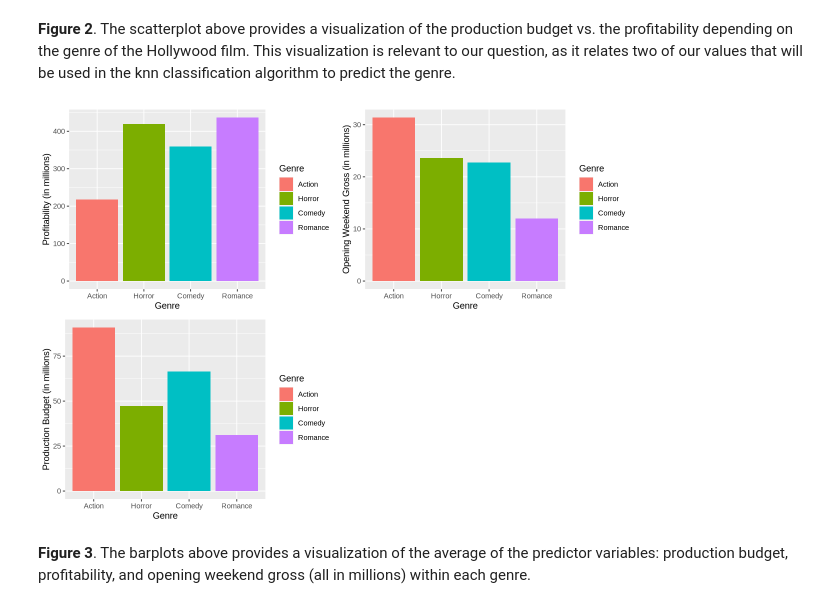
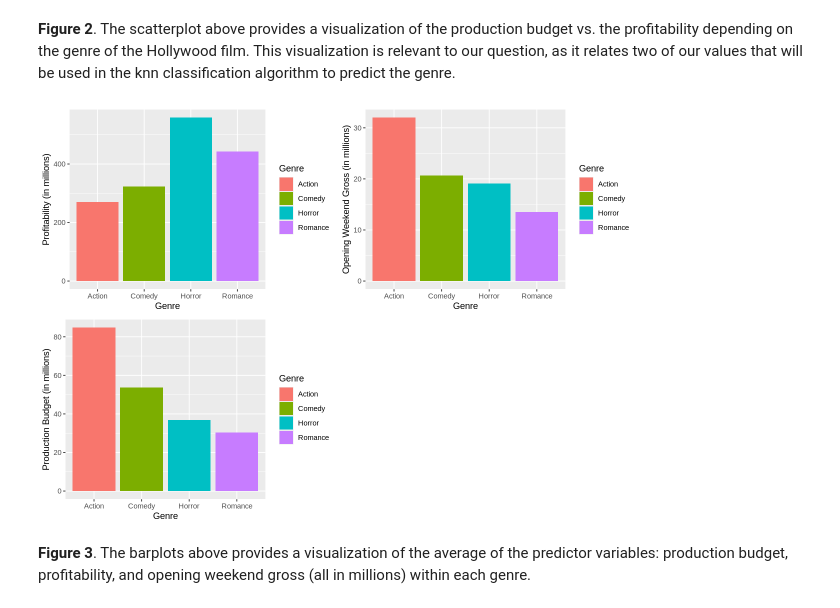
Before and after one commit to MatthewAnder/dsci-100_project_group24, a Jupyter notebook: REPORT (Group 24).ipynb, the cells around one changed output. Saved outputs shown, nothing was run; the diff lists cells and outputs as text; code cells hidden in the pictures.

```diff
--- a/REPORT (Group 24).ipynb
+++ b/REPORT (Group 24).ipynb
@@ -173,24 +173,24 @@ hollywood_plot_profit
 # %%
 options(repr.plot.width = 10, repr.plot.height = 7)
 
-genre_profitability_plot <- hollywood_testing_summary |> ggplot(aes(x = Genre, y = ProfitabilityAvg, fill = Genre)) +
+genre_profitability_plot <- hollywood_movies_summary |> ggplot(aes(x = Genre, y = ProfitabilityAvg, fill = Genre)) +
     geom_bar(stat = "identity") +
     xlab("Genre")+
     ylab("Profitability (in millions)")
 
-genre_openingweekend_plot <- hollywood_testing_summary |> ggplot(aes(x = Genre, y = OpeningWeekendAvg, fill= Genre)) +
+genre_openingweekend_plot <- hollywood_movies_summary |> ggplot(aes(x = Genre, y = OpeningWeekendAvg, fill= Genre)) +
     geom_bar(stat = "identity") +
     xlab("Genre") +
     ylab("Opening Weekend Gross (in millions)")
 
-genre_productionbudget_plot <- hollywood_testing_summary |> ggplot(aes(x = Genre, y = BudgetAvg, fill= Genre)) +
+genre_productionbudget_plot <- hollywood_movies_summary |> ggplot(aes(x = Genre, y = BudgetAvg, fill= Genre)) +
     geom_bar(stat = "identity") +
     xlab("Genre") +
     ylab("Production Budget (in millions)")
 
 grid.arrange(genre_profitability_plot, genre_openingweekend_plot, genre_productionbudget_plot, ncol = 2, nrow=2)
 # %% [output]
-[figure, old version]
+[figure, new version]
 # %% [markdown]
 **Figure 3**. The barplots above provides a visualization of the average of the predictor variables: production budget, profitability, and opening weekend gross (all in millions) within each genre.
 # %% [markdown]
```
Also changed, not shown: parts of 5 cells of this notebook.
